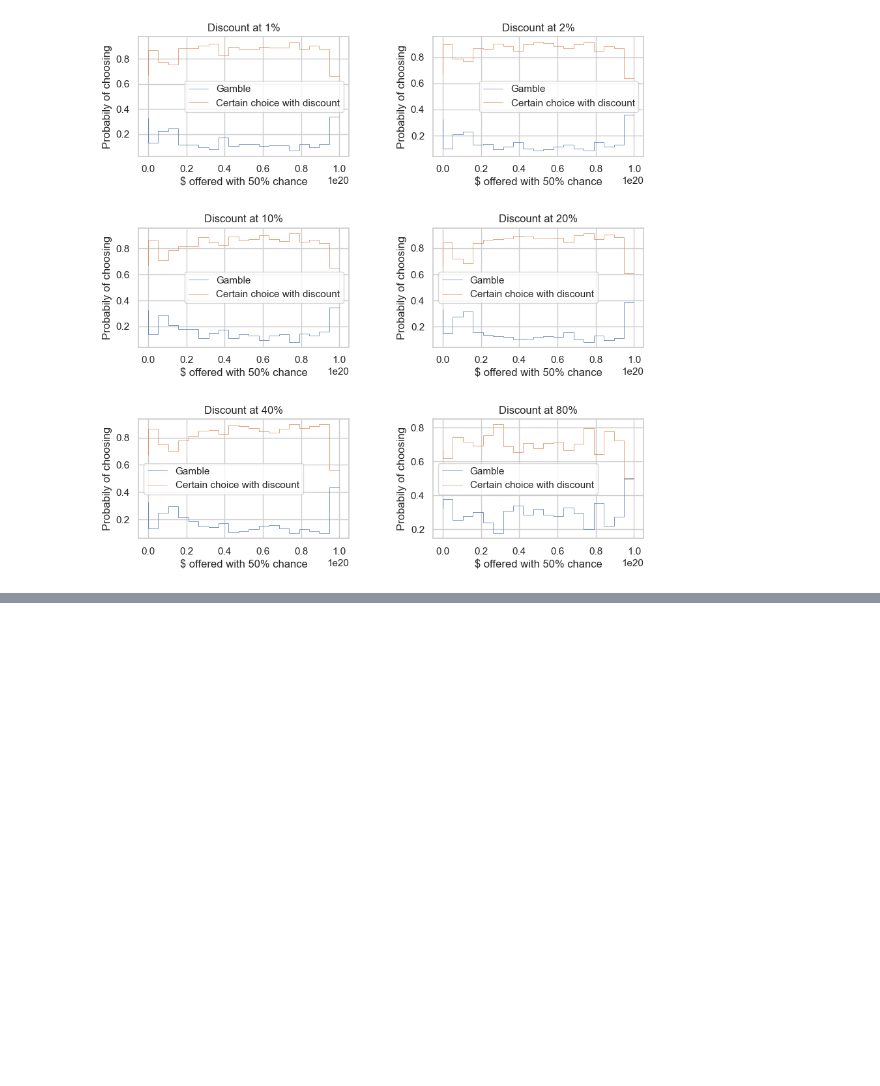
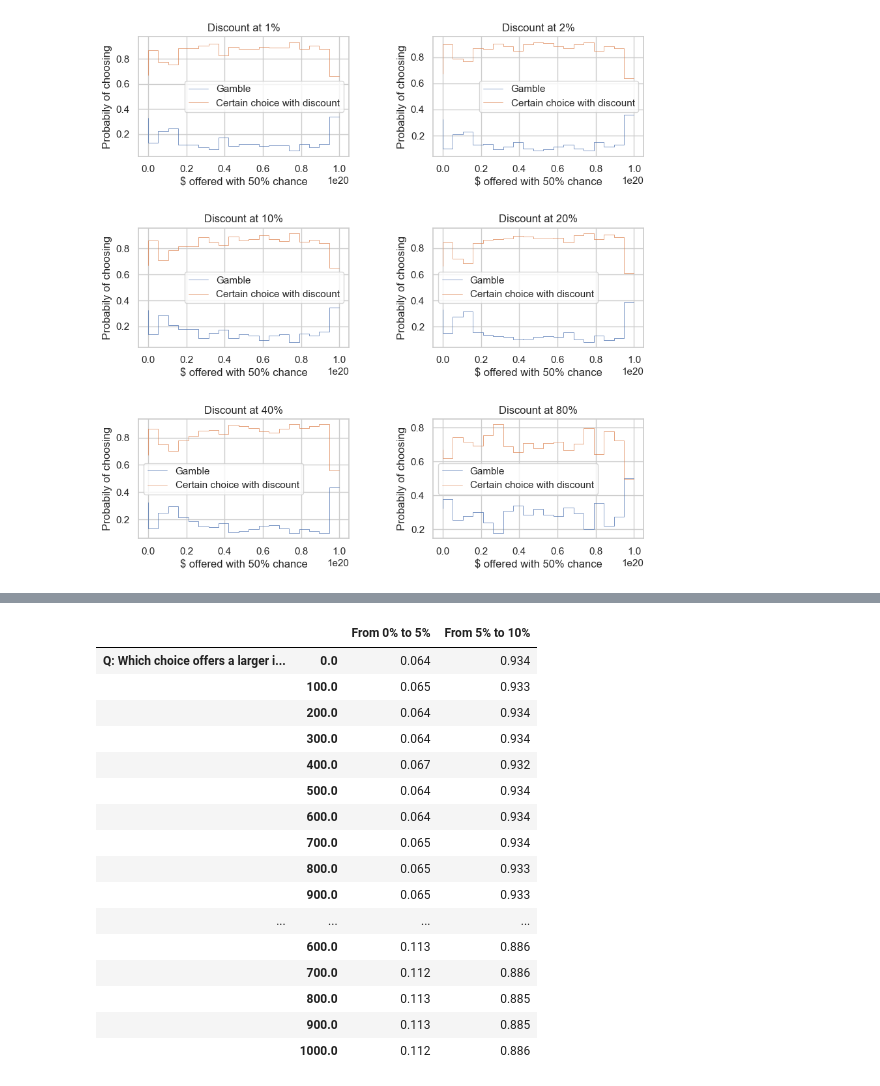
Before and after one commit to afiqhatta/gpt_risk_aversion, a Jupyter notebook: CertaintyAgainstGamble.ipynb, the cells around one changed output, grey strips where cells are left out. Drawn from its saved outputs; the diff is of its cells as text; code cells hidden in the pictures; blank space fills up the shorter version.

```diff
--- a/CertaintyAgainstGamble.ipynb
+++ b/CertaintyAgainstGamble.ipynb
@@ -123,0 +142,46 @@ plt.subplots_adjust(
+# %%
+wordings = [
+    "Q: Which choice offers a larger improvement?\n\n",
+    "Q: Which choice offers a better improvement?\n\n",
+    "Q: Which choice offers a more favourable improvement?\n\n"
+]
+
+min_amount = 0
+amount_stake = 1000
+increments = 11
+dollar_range = np.linspace(min_amount,
+                           amount_stake, increments)
+
+res = defaultdict(dict)
+for q in wordings:
+    for i in tqdm(dollar_range):
+
+        task = (q
+                + f"- Option F: A probability increase from 0% to 5%, to win {amount_stake} dollars. \n"\
+        f"- Option J: A probability increase from 5% to 10%, to win {amount_stake} dollars. \n"
+                +  "\nA: Option")
+
+        choices, probs = choice_probs(task)
+        res[(q, i)].update(zip(choices, probs))
+# %%
+df = pd.DataFrame.from_dict(res).T.apply(np.exp)
+df.columns = ['From 0% to 5%', 'From 5% to 10%']
+df.round(3)
+# %% [output]
+|  |  | From 0% to 5% | From 5% to 10% |
+| Q: Which choice offers a larger i... | 0.0 | 0.064 | 0.934 |
+|  | 100.0 | 0.065 | 0.933 |
+|  | 200.0 | 0.064 | 0.934 |
+|  | 300.0 | 0.064 | 0.934 |
+|  | 400.0 | 0.067 | 0.932 |
+|  | 500.0 | 0.064 | 0.934 |
+|  | 600.0 | 0.064 | 0.934 |
+|  | 700.0 | 0.065 | 0.934 |
+|  | 800.0 | 0.065 | 0.933 |
+|  | 900.0 | 0.065 | 0.933 |
+| ... | ... | ... | ... |
+|  | 600.0 | 0.113 | 0.886 |
+|  | 700.0 | 0.112 | 0.886 |
+|  | 800.0 | 0.113 | 0.885 |
+|  | 900.0 | 0.113 | 0.885 |
+|  | 1000.0 | 0.112 | 0.886 |
```
Also changed, not shown: parts of 2 cells of this notebook.
